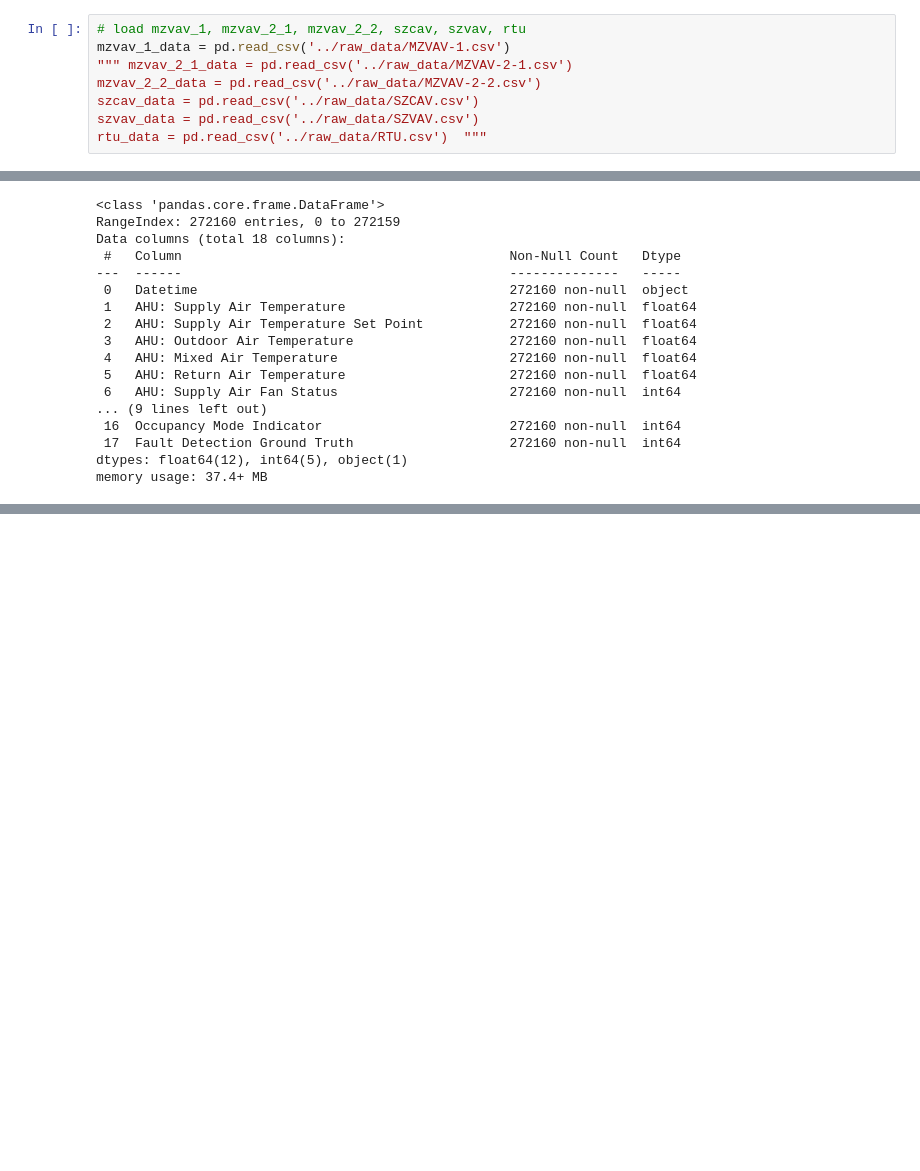
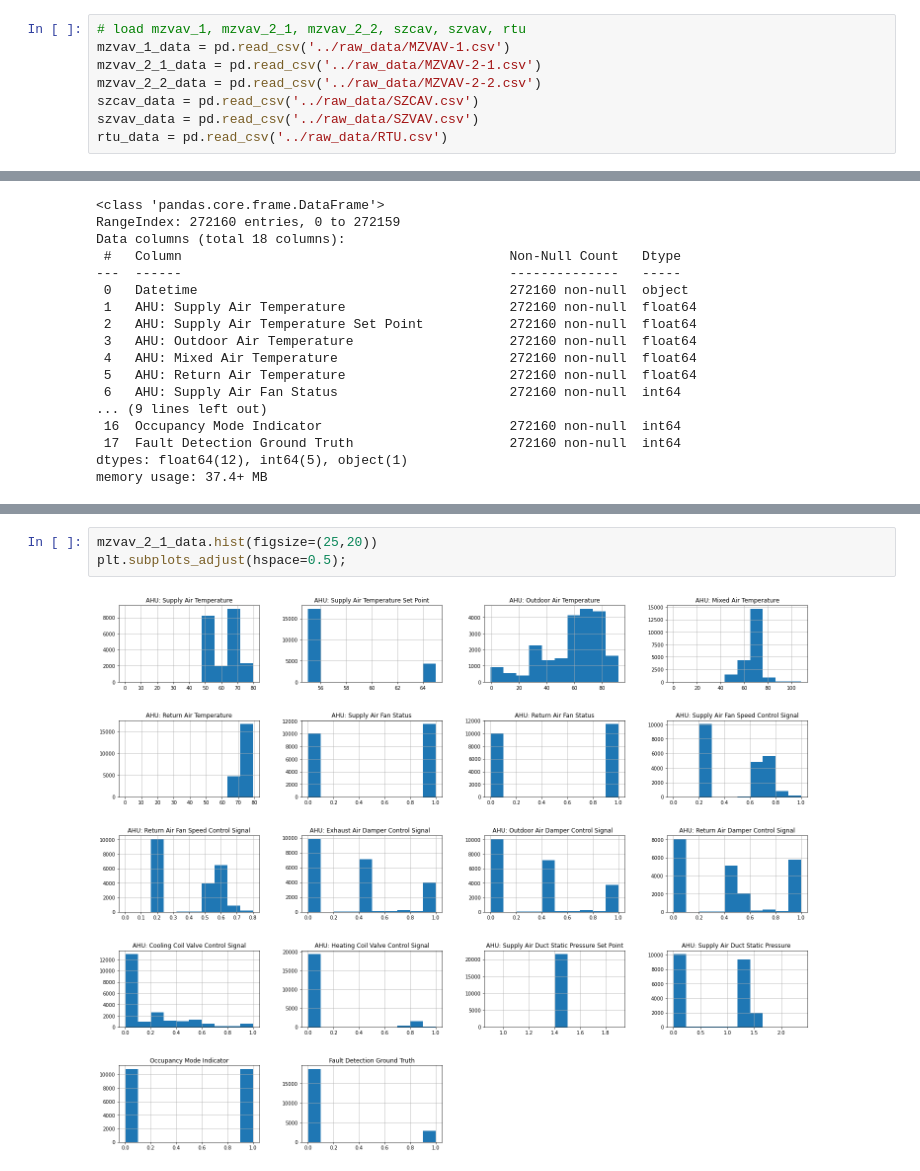
Before and after one commit to rwbosscat95/Springboard_DS_July22, a Jupyter notebook: Capstone2_AFDD_of_HVAC_Systems/Notebooks/02_data_wrangling.ipynb, the cells around one changed output, grey strips where cells are left out. Saved outputs shown, nothing was run; the diff lists cells and outputs as text; blank space fills up the shorter version.

```diff
--- a/Capstone2_AFDD_of_HVAC_Systems/Notebooks/02_data_wrangling.ipynb
+++ b/Capstone2_AFDD_of_HVAC_Systems/Notebooks/02_data_wrangling.ipynb
@@ -51,8 +46,8 @@ import os
 # %%
 # load mzvav_1, mzvav_2_1, mzvav_2_2, szcav, szvav, rtu
 mzvav_1_data = pd.read_csv('../raw_data/MZVAV-1.csv')
-""" mzvav_2_1_data = pd.read_csv('../raw_data/MZVAV-2-1.csv')
+mzvav_2_1_data = pd.read_csv('../raw_data/MZVAV-2-1.csv')
 mzvav_2_2_data = pd.read_csv('../raw_data/MZVAV-2-2.csv')
 szcav_data = pd.read_csv('../raw_data/SZCAV.csv')
 szvav_data = pd.read_csv('../raw_data/SZVAV.csv')
-rtu_data = pd.read_csv('../raw_data/RTU.csv')  """
+rtu_data = pd.read_csv('../raw_data/RTU.csv')
@@ -1002,0 +364,5 @@ Other questions:
+# %%
+mzvav_2_1_data.hist(figsize=(25,20))
+plt.subplots_adjust(hspace=0.5);
+# %% [output]
+[figure, added]
```
Also changed, not shown: parts of 268 cells of this notebook.
